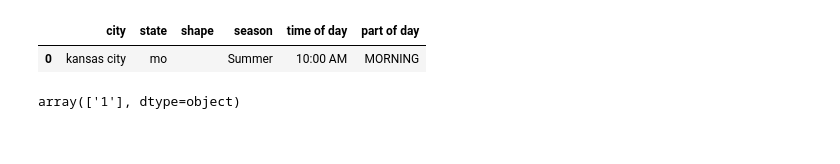
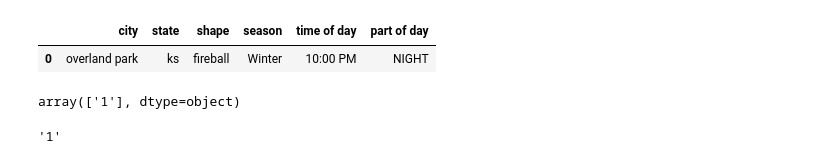
Before and after one commit to lucyhohler/Final-Project---Data-Analytics, a Jupyter notebook: KNN_Predicted.ipynb, the cells around one changed output. Saved outputs shown, nothing was run; the diff lists cells and outputs as text; code cells hidden in the pictures.

```diff
--- a/KNN_Predicted.ipynb
+++ b/KNN_Predicted.ipynb
@@ -41,13 +33,13 @@ le_dict = pickle.load( open(le_filename, 'rb'))
 # %%
 # List of Tuples
-predictionData = [ ('kansas city', 'mo', '' , 'Summer ', '10:00 AM', 'MORNING') ]
+predictionData = [ ('overland park', 'ks', 'fireball' , 'Winter', '10:00 PM', 'NIGHT') ]
 
 predictionDf = pd.DataFrame(predictionData,columns=['city', 'state','shape','season','time of day','part of day'])
 
 predictionDf
 # %% [output]
 |  | city | state | shape | season | time of day | part of day |
-| 0 | kansas city | mo |  | Summer | 10:00 AM | MORNING |
+| 0 | overland park | ks | fireball | Winter | 10:00 PM | NIGHT |
 # %%
 for col in predictionDf.columns:
     le = le_dict[col]
@@ -57,2 +50,6 @@ loaded_model.predict(predictionDf)
 # %% [output]
 array(['1'], dtype=object)
+# %%
+p[0]
+# %% [output]
+'1'
```
Also changed, not shown: parts of 2 cells of this notebook, 3 other files.
